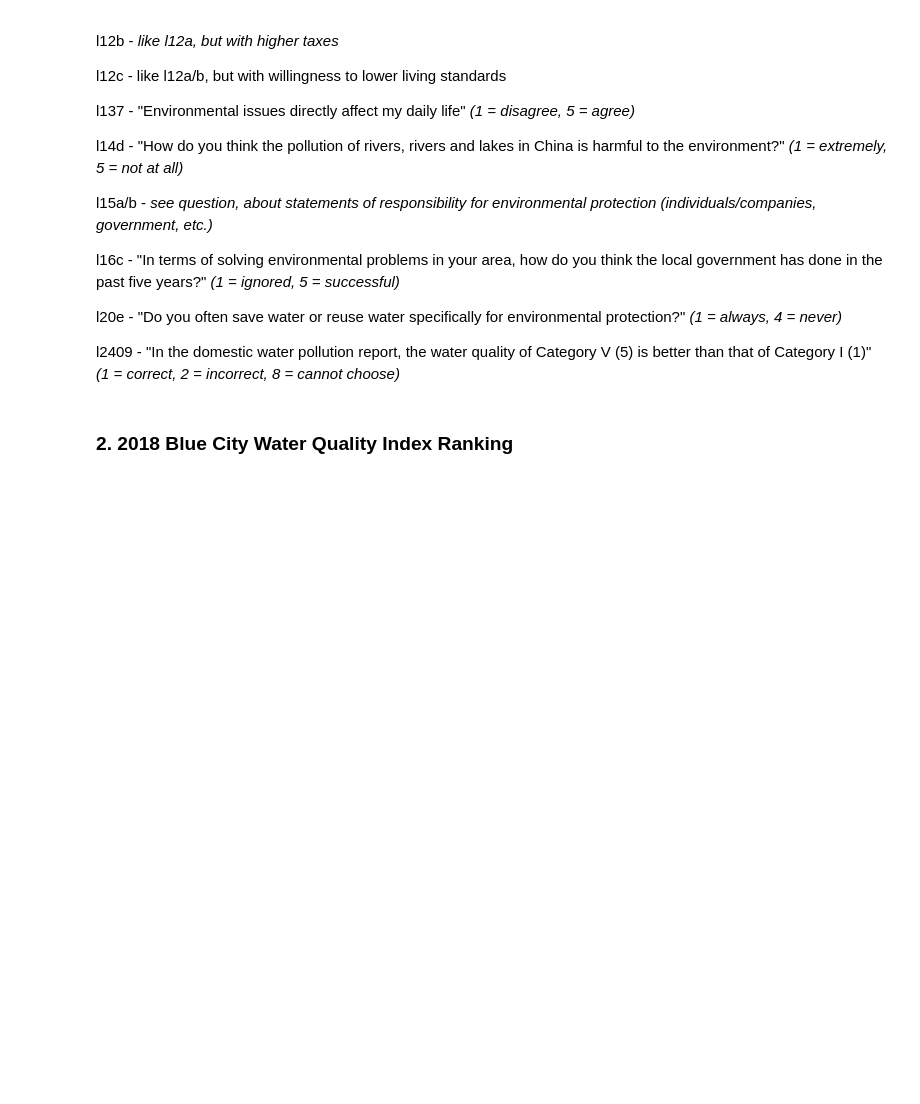
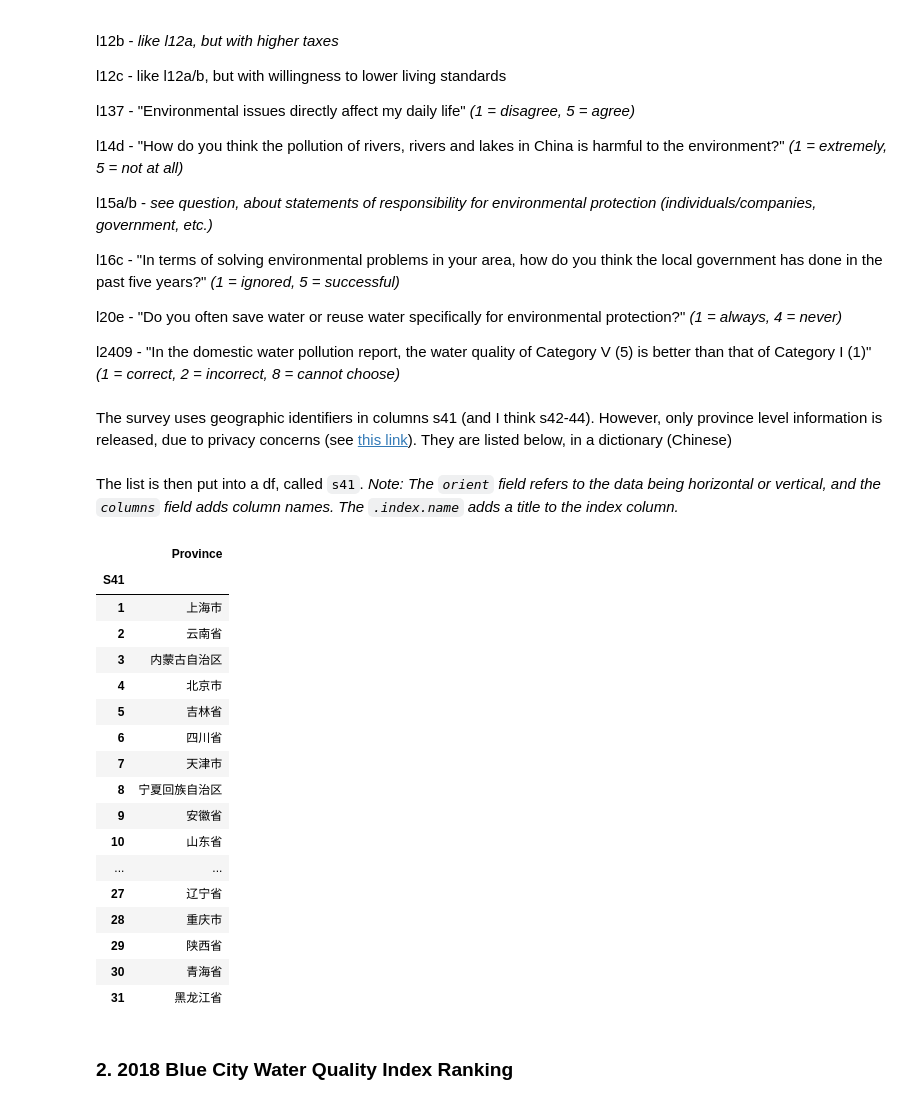
Before and after one commit to wrynearson/china-water, a Jupyter notebook: src/Thesis.ipynb, the cells around one changed output. Drawn from its saved outputs; the diff is of its cells as text; code cells hidden in the pictures; blank space fills up the shorter version.

```diff
--- a/src/Thesis.ipynb
+++ b/src/Thesis.ipynb
@@ -99,6 +99,66 @@ l20e - "Do you often save water or reuse water specifically for environmental pr
 l2409 - "In the domestic water pollution report, the water quality of Category V (5) is better than that of Category I (1)" *(1 = correct, 2 = incorrect, 8 = cannot choose)*
 # %%
 columns = ['s41','a2','a3a','a3b','a3c','a7a','a8a','a15','a62','a91','a92','l1a','l1b','l6a','l7a','l7b','l8a','l8b','l12a','l12b','l12c','l137','l14d','l15a','l15b','l16c','l20e','l2409']
+# %% [markdown]
+The survey uses geographic identifiers in columns s41 (and I think s42-44). However, only province level information is released, due to privacy concerns (see [this link](http://cgss.ruc.edu.cn/index.php?r=index/artabout&aid=18)). They are listed below, in a dictionary (Chinese)
+# %%
+s41_codes = {
+    1: '上海市',
+    2: '云南省',
+    3: '内蒙古自治区',
+    4: '北京市',
+    5: '吉林省',
+    6: '四川省',
+    7: '天津市',
+    8: '宁夏回族自治区',
+    9: '安徽省',
+    10: '山东省',
+    11: '山西省',
+    12: '广东省',
+    13: '广西壮族自治区',
+    14: '新疆维吾尔自治区',
+    15: '江苏省',
+    16: '江西省',
+    17: '河北省',
+    18: '河南省',
+    19: '浙江省',
+    20: '海南省',
+    21: '湖北省',
+    22: '湖南省',
+    23: '甘肃省',
+    24: '福建省',
+    25: '西藏自治区',
+    26: '贵州省',
+    27: '辽宁省',
+    28: '重庆市',
+    29: '陕西省',
+    30: '青海省',
+    31: '黑龙江省'}
+# %% [markdown]
+The list is then put into a df, called `s41`. *Note: The `orient` field refers to the data being horizontal or vertical, and the `columns` field adds column names. The `.index.name` adds a title to the index column.*
+# %%
+s41 = pd.DataFrame.from_dict(s41_codes, orient='index',columns=['Province'])
+s41.index.name = 'S41'
+s41
+# %% [output]
+|  | Province |
+| S41 |  |
+| 1 | 上海市 |
+| 2 | 云南省 |
+| 3 | 内蒙古自治区 |
+| 4 | 北京市 |
+| 5 | 吉林省 |
+| 6 | 四川省 |
+| 7 | 天津市 |
+| 8 | 宁夏回族自治区 |
+| 9 | 安徽省 |
+| 10 | 山东省 |
+| ... | ... |
+| 27 | 辽宁省 |
+| 28 | 重庆市 |
+| 29 | 陕西省 |
+| 30 | 青海省 |
+| 31 | 黑龙江省 |
 # %% [markdown]
 ### 2. 2018 Blue City Water Quality Index Ranking
 # %% [markdown]
```
Also changed, not shown: parts of 17 cells of this notebook.
